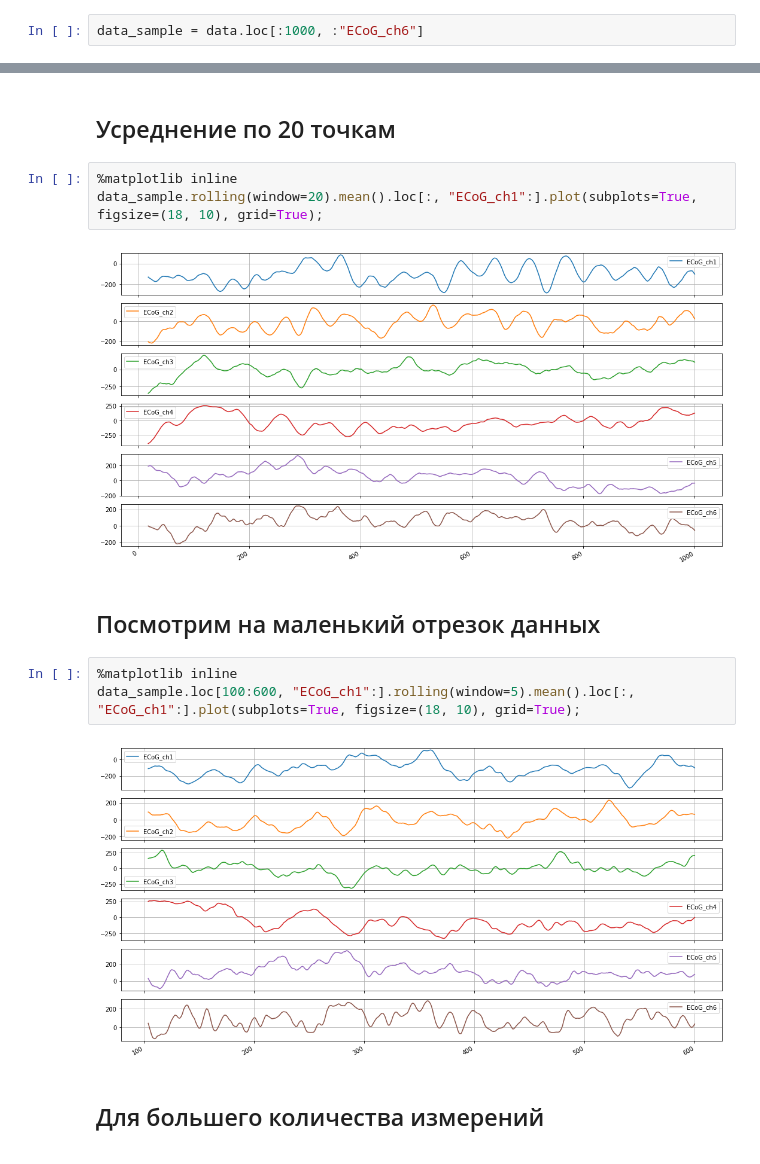
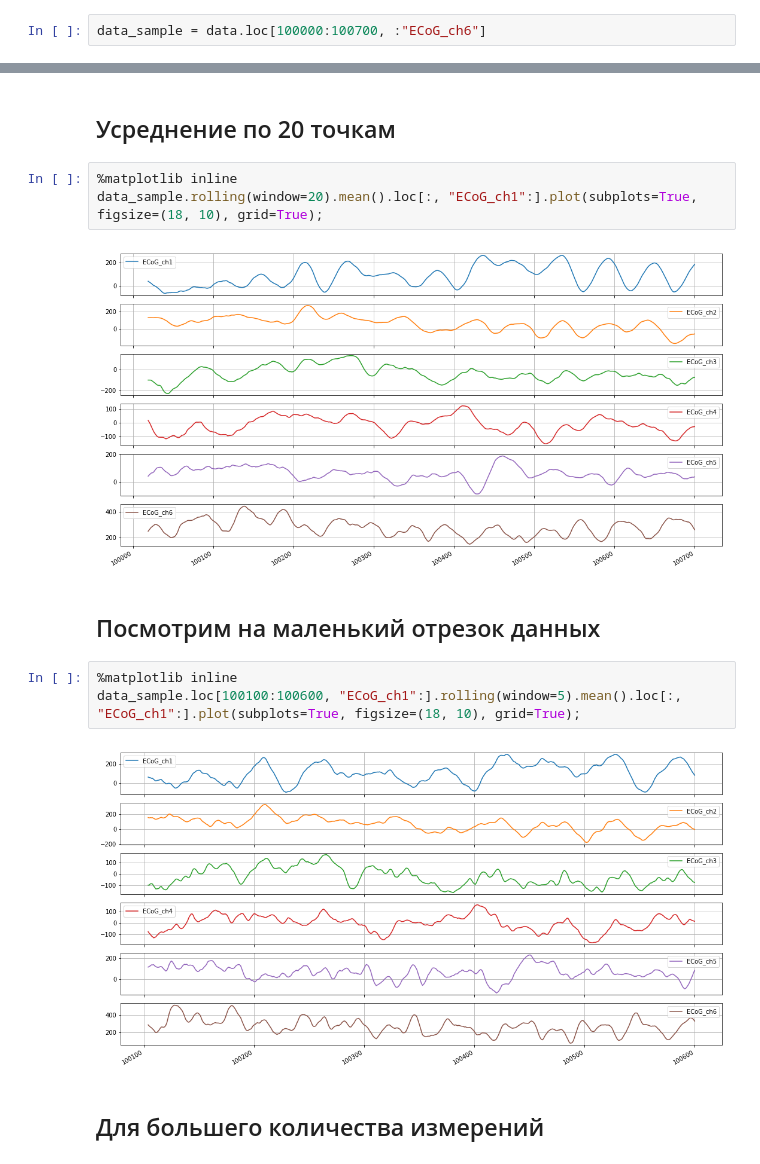
Before and after one commit to igor-yusupov/2018-Project-3, a Jupyter notebook: code/input_data.ipynb, the cells around one changed output, grey strips where cells are left out. Drawn from its saved outputs; the diff is of its cells as text.

```diff
--- a/code/input_data.ipynb
+++ b/code/input_data.ipynb
@@ -16,7 +16,7 @@ data = pd.read_csv('../data/Eye-Motion/ECoG.csv', header=0)
 
 Всего - 3697432 измерений
 # %%
-data_sample = data.loc[:1000, :"ECoG_ch6"]
+data_sample = data.loc[100000:100700, :"ECoG_ch6"]
 # %%
 data_sample.head()
 # %% [output]
@@ -47,14 +48,14 @@ data_sample.rolling(window=3).mean().loc[:, "ECoG_ch1":].plot(subplots=True, fig
 %matplotlib inline
 data_sample.rolling(window=20).mean().loc[:, "ECoG_ch1":].plot(subplots=True, figsize=(18, 10), grid=True);
 # %% [output]
-[figure, old version]
+[figure, new version]
 # %% [markdown]
 ## Посмотрим на маленький отрезок данных
 # %%
 %matplotlib inline
-data_sample.loc[100:600, "ECoG_ch1":].rolling(window=5).mean().loc[:, "ECoG_ch1":].plot(subplots=True, figsize=(18, 10), grid=True);
+data_sample.loc[100100:100600, "ECoG_ch1":].rolling(window=5).mean().loc[:, "ECoG_ch1":].plot(subplots=True, figsize=(18, 10), grid=True);
 # %% [output]
-[figure, old version]
+[figure, new version]
 # %% [markdown]
 ## Для большего количества измерений
 # %%
```
Also changed, not shown: parts of 5 cells of this notebook, 2 other files.
